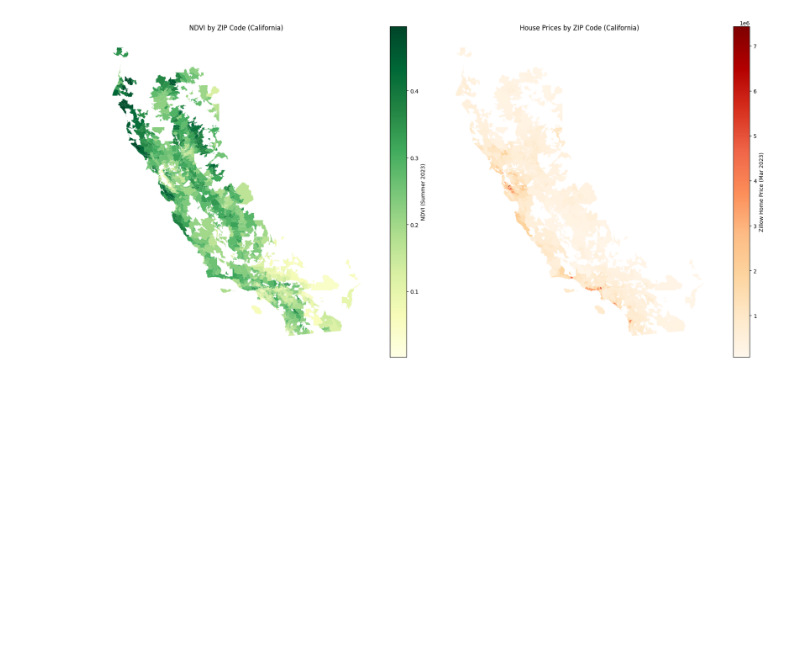
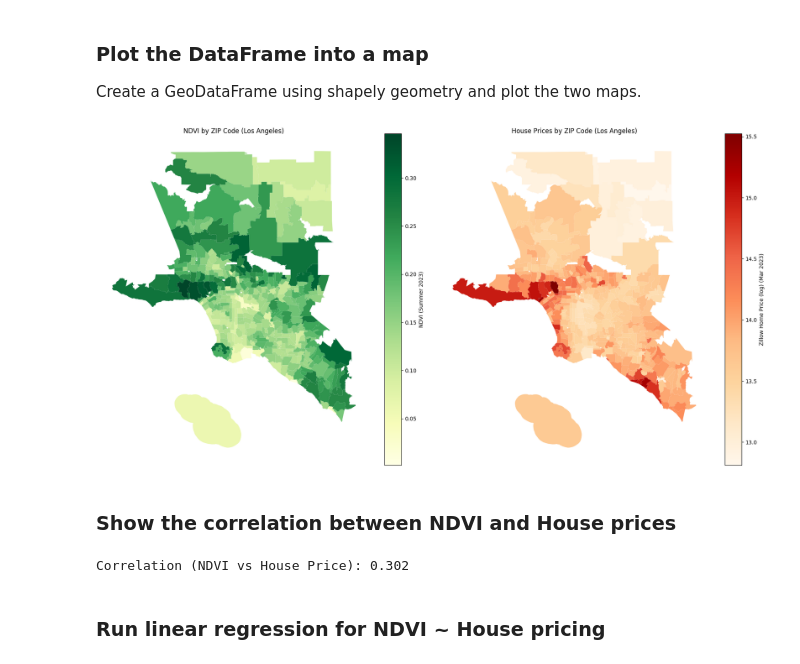
Before and after one commit to andreleo02/geospatial-analysis-project, a Jupyter notebook: analysis.ipynb, the cells around one changed output. Drawn from its saved outputs; the diff is of its cells as text; code cells hidden in the pictures; blank space fills up the shorter version.

```diff
--- a/analysis.ipynb
+++ b/analysis.ipynb
@@ -83,32 +47,42 @@ merged
+# %% [markdown]
+### Plot the DataFrame into a map
+
+Create a GeoDataFrame using shapely geometry and plot the two maps.
 # %%
-# Load the merged CSV with GeoJSON-style geometry
 merged_df = pd.read_csv("data/zillow_ndvi_merged.csv")
 
 # Convert WKT to shapely geometries
 merged_df['.geo'] = merged_df['.geo'].apply(json.loads).apply(shape)
 
-# Create a GeoDataFrame
 merged_gdf = gpd.GeoDataFrame(merged_df, geometry='.geo', crs="EPSG:4326")
+merged_gdf = merged_gdf[merged_gdf['Metro'] == 'Los Angeles-Long Beach-Anaheim, CA']
+merged_gdf['log_price_2023_03'] = np.log(merged_gdf['price_2023_03'])
 
-# Plot NDVI and House Price
 fig, ax = plt.subplots(1, 2, figsize=(18, 9))
 
-# NDVI Map
 merged_gdf.plot(column='ndvi', cmap='YlGn', legend=True,
                 legend_kwds={'label': "NDVI (Summer 2023)"},
                 ax=ax[0])
-ax[0].set_title("NDVI by ZIP Code (California)")
+ax[0].set_title("NDVI by ZIP Code (Los Angeles)")
 
-# House Price Map
-merged_gdf.plot(column='price_2023_03', cmap='OrRd', legend=True,
-                legend_kwds={'label': "Zillow Home Price (Mar 2023)"},
+merged_gdf.plot(column='log_price_2023_03', cmap='OrRd', legend=True,
+                legend_kwds={'label': "Zillow Home Price (log) (Mar 2023)"},
                 ax=ax[1])
-ax[1].set_title("House Prices by ZIP Code (California)")
+ax[1].set_title("House Prices by ZIP Code (Los Angeles)")
 
 for a in ax:
     a.axis('off')
 
 plt.tight_layout()
 plt.show()
 # %% [output]
-[figure, old version]
+[figure, new version]
+# %% [markdown]
+### Show the correlation between NDVI and House prices
+# %%
+correlation = merged_gdf['ndvi'].corr(merged_gdf['price_2023_03'])
+print(f"Correlation (NDVI vs House Price): {correlation:.3f}")
+# %% [output]
+Correlation (NDVI vs House Price): 0.302
+# %% [markdown]
+### Run linear regression for NDVI ~ House pricing
```
Also changed, not shown: parts of 9 cells of this notebook, 1 other file.
